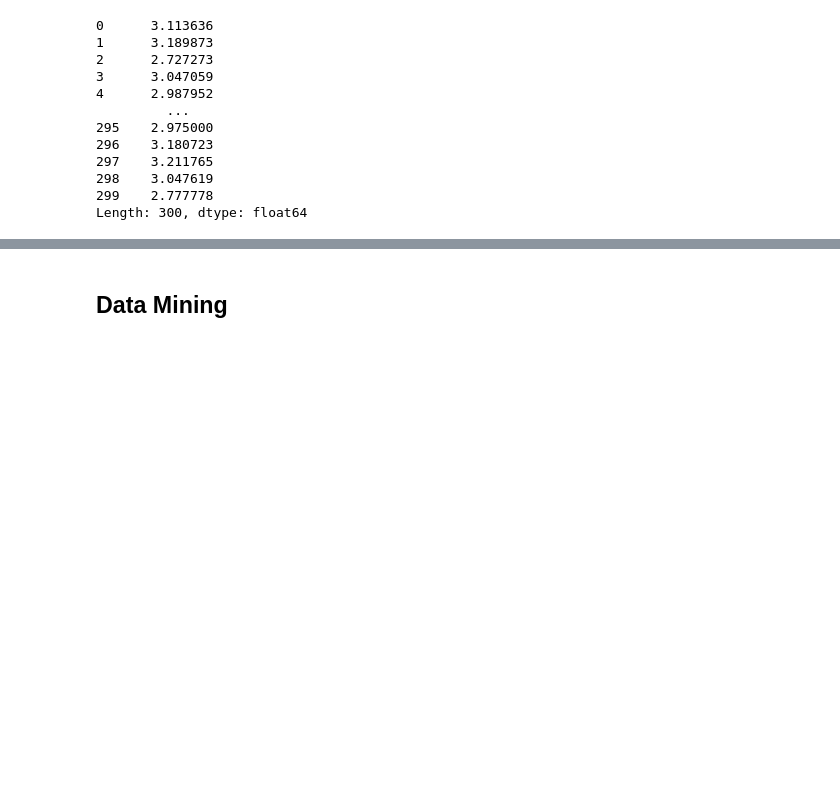
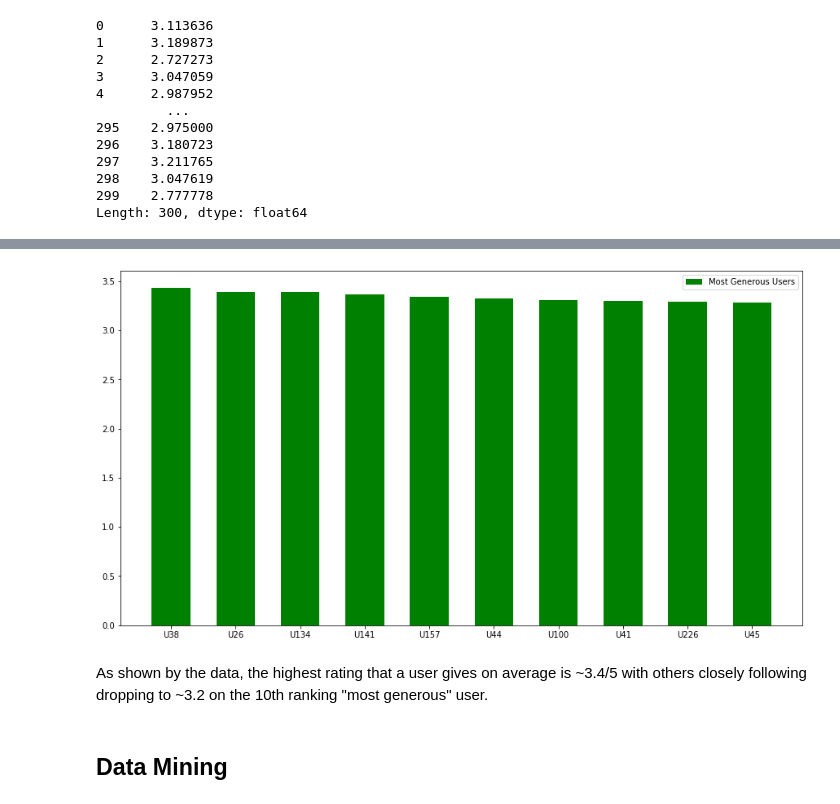
Before and after one commit to chadiTurk/CSMODELProject2, a Jupyter notebook: Project 2.ipynb, the cells around one changed output, grey strips where cells are left out. Drawn from its saved outputs; the diff is of its cells as text; code cells hidden in the pictures; blank space fills up the shorter version.

```diff
--- a/Project 2.ipynb
+++ b/Project 2.ipynb
@@ -94,0 +102,4 @@ Length: 300, dtype: float64
+# %%
+gen_user = user_average.sort_values(ascending = False).head(10)
+ind = list(gen_user.index)
+gen_user
@@ -95,3 +118,24 @@ Length: 300, dtype: float64
+# %%
+width = 0.6
+
+indices = np.arange(len(gen_user))
+plt.figure(figsize=(15, 8))
+ax_top = plt.bar(indices,
+        gen_user,
+        width = width,
+        color = 'g',
+        label='Most Generous Users')
+
+plt.xticks(indices,
+           ['U{}'.format(i) for i in ind] )
+
+plt.legend()
+
+plt.show()
+# %% [output]
+[figure, added]
+# %% [markdown]
+As shown by the data, the highest rating that a user gives on average is ~3.4/5 with others closely following dropping to ~3.2 on the 10th ranking "most generous" user.
 # %% [markdown]
 ## Data Mining
 # %% [markdown]
```
Also changed, not shown: parts of 13 cells of this notebook, 2 other files.
